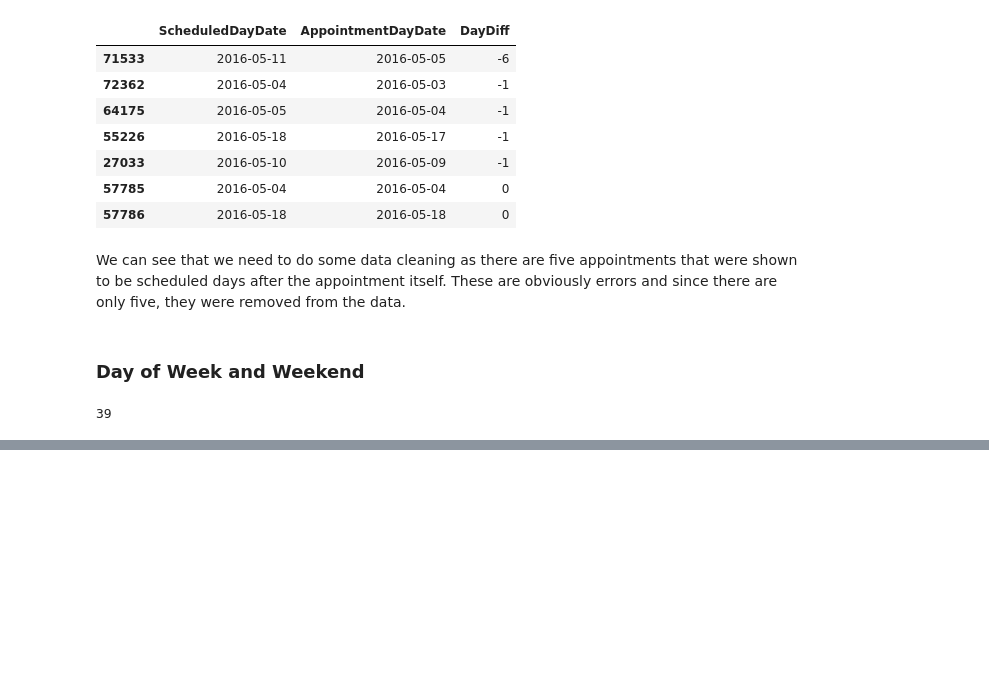
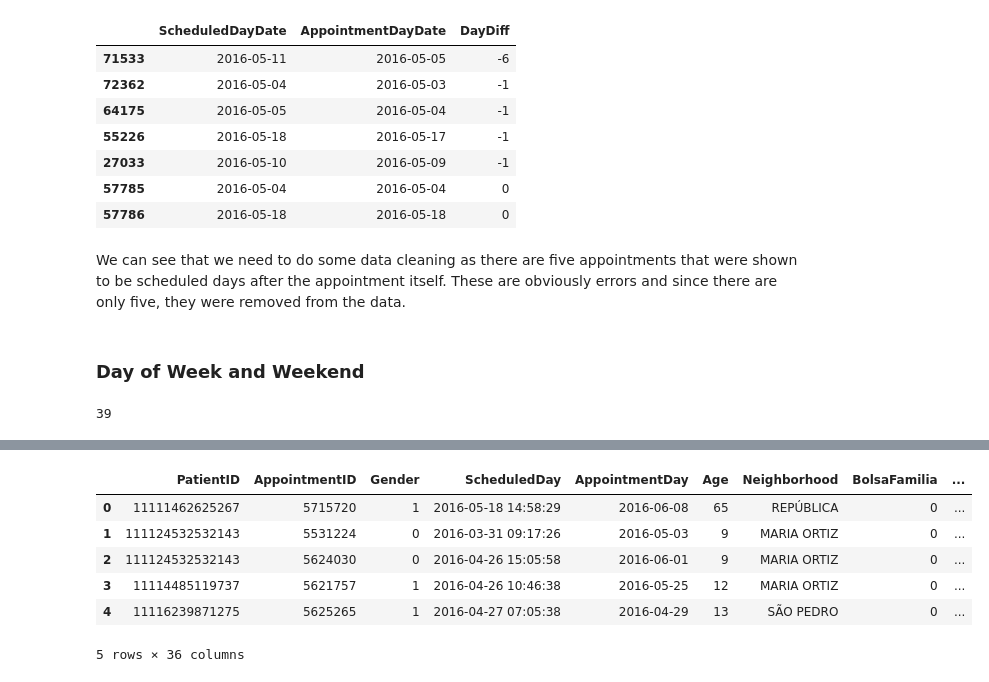
Before and after one commit to jaclynrich/appt-no-show, a Jupyter notebook: appt-no-show.ipynb, the cells around one changed output, grey strips where cells are left out. Saved outputs shown, nothing was run; the diff lists cells and outputs as text; code cells hidden in the pictures; blank space fills up the shorter version.

```diff
--- a/appt-no-show.ipynb
+++ b/appt-no-show.ipynb
@@ -638,0 +755,7 @@ ow['Weekend'].sum()
+# %%
+# Aggregate data by PatientID and AppointmentDay, and assemble all the AppointmentIDs associated
+# with them into a tuple
+df_appt_id_list = ow.groupby(['PatientID', 'AppointmentDay'], as_index=False)['AppointmentID']. \
+                apply(tuple).reset_index()
+df_appt_id_list.columns = ['PatientID', 'AppointmentDay', 'AppointmentIDList']
+df_appt_id_list.head()
@@ -638,0 +769,8 @@ ow['Weekend'].sum()
+# %%
+# Create field for the last appointment created for that date
+df_appt_id_list['LastAppt'] = df_appt_id_list['AppointmentIDList'].apply(lambda x: x[len(x) - 1])
+
+# Create field for the number of times that appointment was scheduled
+df_appt_id_list['NumTimesScheduled'] = df_appt_id_list['AppointmentIDList'].apply(len)
+
+df_appt_id_list[25:30]
@@ -638,0 +784,29 @@ ow['Weekend'].sum()
+# %%
+# Create function for looking up the time difference between
+# the ScheduledDay for the appointments that have more than one ID
+# else the difference is 0
+def get_days_bw_scheduling(x, df):
+    if len(x) == 1:
+        return pd.Timedelta(0)
+    else:
+        first_sch = df[df['AppointmentID'] == x[0]].iloc[0, 3] # first scheduling
+        last_sch = df[df['AppointmentID'] == x[len(x) - 1]].iloc[0, 3] # last scheduling
+        return last_sch - first_sch
+# %%
+df_appt_id_list['DaysBWScheduling'] = df_appt_id_list['AppointmentIDList'].apply(lambda x: get_days_bw_scheduling(x, ow))
+# %%
+# Merge this data with the original dataframe
+df = pd.merge(ow, df_appt_id_list, left_on = ['PatientID', 'AppointmentDay', 'AppointmentID'],
+              right_on = ['PatientID', 'AppointmentDay', 'LastAppt'])
+
+# Remove unnecessary and redundant columns
+df.drop(['AppointmentIDList', 'LastAppt'], axis = 1, inplace = True)
+df.head()
+# %% [output]
+|  | PatientID | AppointmentID | Gender | ScheduledDay | AppointmentDay | Age | Neighborhood | BolsaFamilia | ... |
+| 0 | 11111462625267 | 5715720 | 1 | 2016-05-18 14:58:29 | 2016-06-08 | 65 | REPÚBLICA | 0 | ... |
+| 1 | 111124532532143 | 5531224 | 0 | 2016-03-31 09:17:26 | 2016-05-03 | 9 | MARIA ORTIZ | 0 | ... |
+| 2 | 111124532532143 | 5624030 | 0 | 2016-04-26 15:05:58 | 2016-06-01 | 9 | MARIA ORTIZ | 0 | ... |
+| 3 | 11114485119737 | 5621757 | 1 | 2016-04-26 10:46:38 | 2016-05-25 | 12 | MARIA ORTIZ | 0 | ... |
+| 4 | 11116239871275 | 5625265 | 1 | 2016-04-27 07:05:38 | 2016-04-29 | 13 | SÃO PEDRO | 0 | ... |
+5 rows × 36 columns
```
Also changed, not shown: parts of 18 cells of this notebook.
